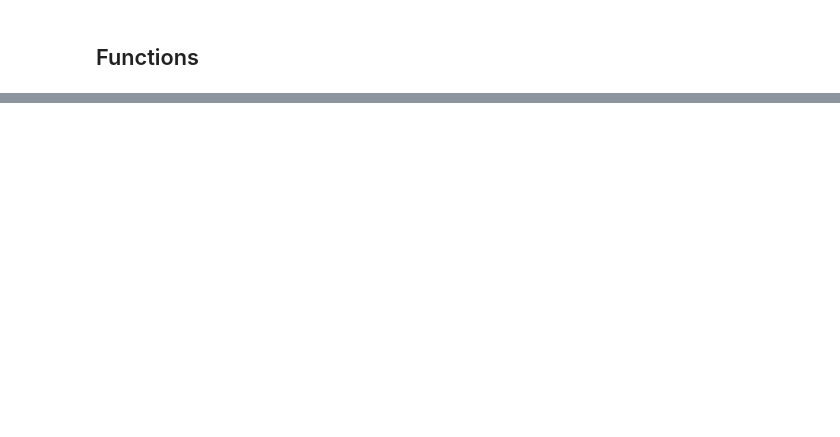
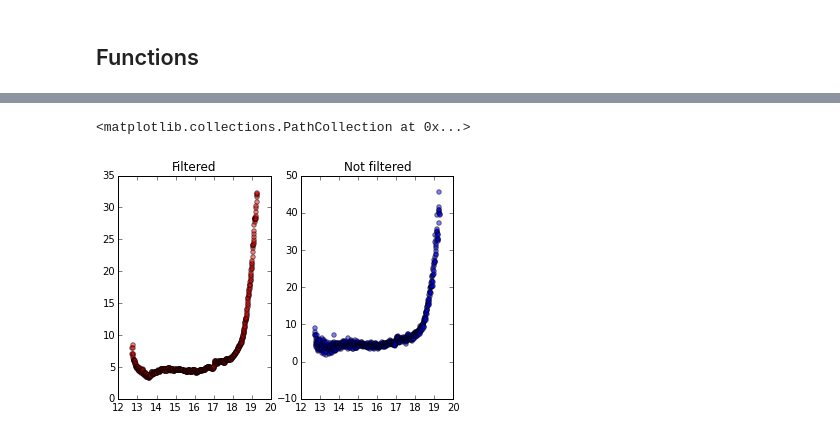
Before and after one commit to wandarinca/GNSS_Pandas, a Jupyter notebook: Preprocesamiento.ipynb, the cells around one changed output, grey strips where cells are left out. Drawn from its saved outputs; the diff is of its cells as text; code cells hidden in the pictures; blank space fills up the shorter version.

```diff
--- a/Preprocesamiento.ipynb
+++ b/Preprocesamiento.ipynb
@@ -39,3 +39,8 @@ Number of Stations with baseline less than 100 Km  455
  ['adks', 'lkhu'],
  ['adks', 'netp'],
  ['adks', 'txhu']]
+# %%
+stations=[item for sublist in pairs for item in sublist]
+stations=list(np.unique(stations))
+print len(stations)
+#print stations
@@ -111,22 +118,12 @@ def subarcs(arc,dfarc,splits):
 # %%
 def del_arcs(df): #delete arcs with less than 10 point
     subarcs=df.SUBARCS.values
-    times=[] #Delete this in the other station
     for subarc in np.unique(subarcs):
         if len(np.where(df.SUBARCS==subarc)[0])<10:#.SUBARCS
             #print "Subarc id",subarc," deleted with ",len(np.where(df.SUBARCS==subarc)[0])," datapoints"
             del_points =np.where(df.SUBARCS==subarc)[0] #Save times so we can delete in other station
-            times.append(df.TIME[del_points].values)
             df=df[df.SUBARCS!=subarc]
-
-    if len(times)>0:
-        times=np.concatenate(times)
-        times=times[np.isnan(times)==False]
-        times=np.unique(times)
-    else:
-        times=None
-
-    return df,times
+    return df
 # %%
 def poly_fit(dfarc):
     #receives a dataframe with a number of subarcs
@@ -265,0 +283,15 @@ def remove_outliers(ptimes,otimes,poly_outliers,outliers_factor,subarcs):
+# %%
+def Level_Arc(dfarc):
+    dfarc.Elevation
+    f1,f2=gpstk.L1_FREQ_GPS,gpstk.L2_FREQ_GPS
+    alfa=1.0/((f1**2/f2**2)-1)
+    subarcs=np.unique(dfarc.SUBARCS.values)
+    for subarc in subarcs:
+        dfsubarc=dfarc[dfarc.SUBARCS==subarc]
+        dfsubarc.CodeDelay=alfa*(dfsubarc.HATCHCODE2-dfsubarc.HATCHCODE2)
+        dfsubarc.PhaseDelay=alfa*(dfsubarc.L1-dfsubarc.L2)
+        L=np.sum((dfsubarc.CodeDelay-dfsubarc.PhaseDelay)*(np.sin(dfsubarc.Elevation)**2))/np.sum(np.sin(dfsubarc.Elevation)**2) #leveling factor
+        dfsubarc.PhaseDelay=dfsubarc.PhaseDelay+L
+        dfarc.PhaseDelay[dfarc.SUBARCS==subarc]=dfsubarc.PhaseDelay
+
+    return dfarc
@@ -386,0 +362,11 @@ print len(otimes1[0])
+# %%
+#Plot code before and after filtering
+plt.subplot(1,2,1)
+plt.title("Filtered")
+plt.scatter(dfarc.TIME/3600,alfa*(dfarc.HATCHCODE2-dfarc.HATCHCODE1), c="r",alpha=.5)
+plt.subplot(1,2,2)
+plt.title("Not filtered")
+plt.scatter(dfarc.TIME/3600,alfa*(dfarc.C2-dfarc.C1), c="b",alpha=.5)
+# %% [output]
+<matplotlib.collections.PathCollection at 0x...>
+[figure, added]
```
Also changed, not shown: parts of 19 cells of this notebook.
